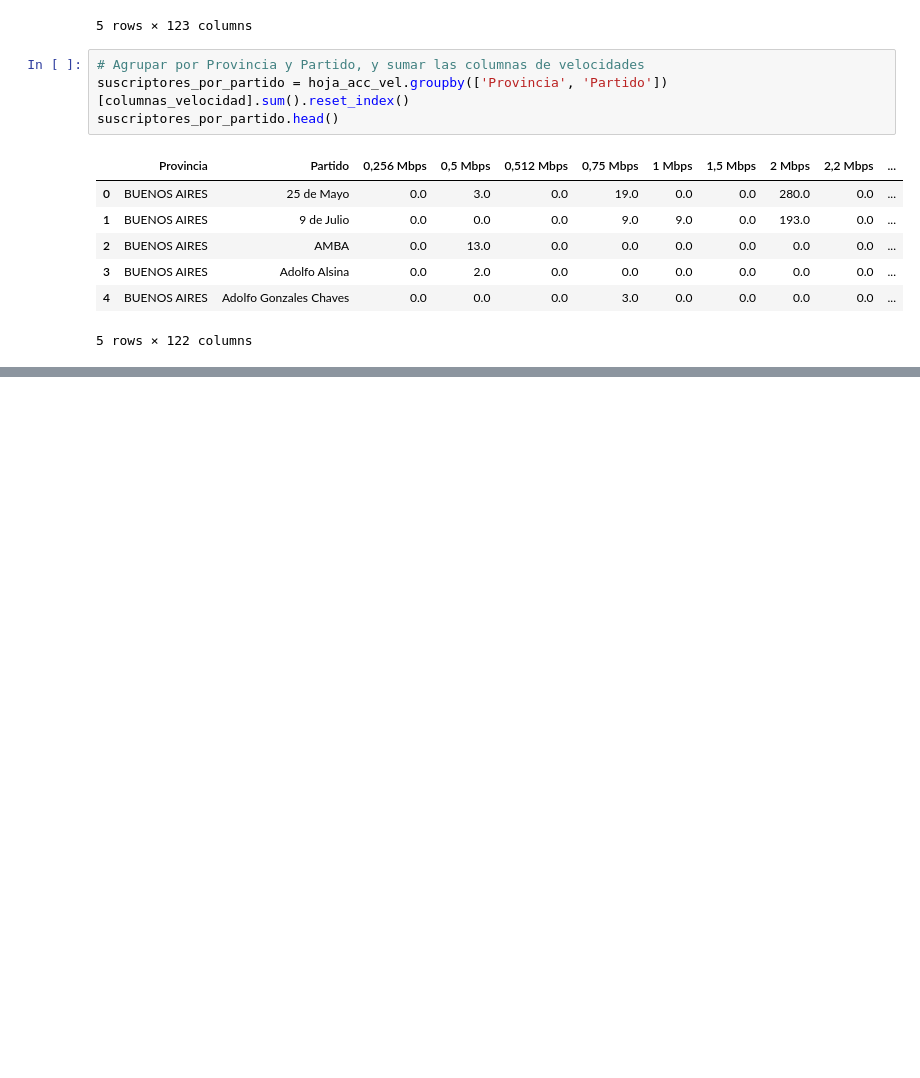
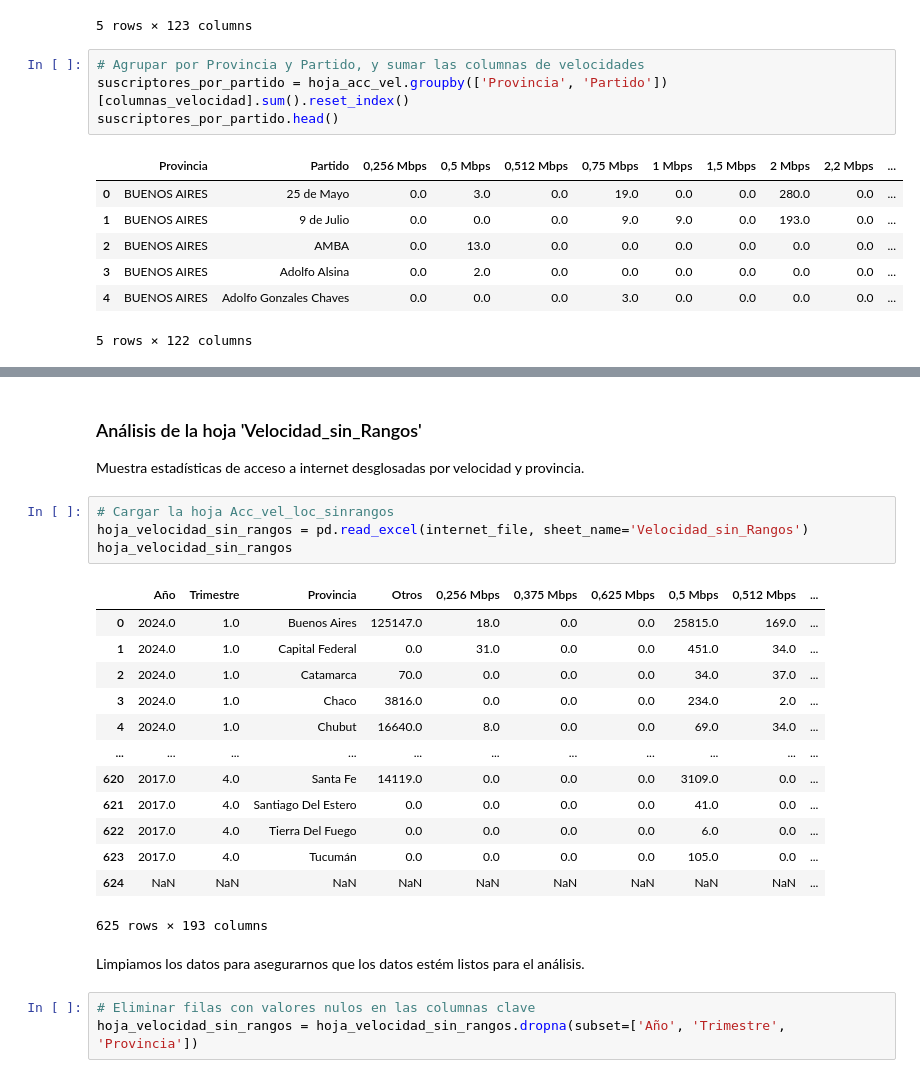
Before and after one commit to Melbutus/Data_Analyst_Telecomunicaciones, a Jupyter notebook: EDA.ipynb, the cells around one changed output, grey strips where cells are left out. Saved outputs shown, nothing was run; the diff lists cells and outputs as text; blank space fills up the shorter version.

```diff
--- a/EDA.ipynb
+++ b/EDA.ipynb
@@ -169,0 +287,26 @@ suscriptores_por_partido.head()
+# %% [markdown]
+### Análisis de la hoja 'Velocidad_sin_Rangos'
+Muestra estadísticas de acceso a internet desglosadas por velocidad y provincia.
+# %%
+# Cargar la hoja Acc_vel_loc_sinrangos
+hoja_velocidad_sin_rangos = pd.read_excel(internet_file, sheet_name='Velocidad_sin_Rangos')
+hoja_velocidad_sin_rangos
+# %% [output]
+|  | Año | Trimestre | Provincia | Otros | 0,256 Mbps | 0,375 Mbps | 0,625 Mbps | 0,5 Mbps | 0,512 Mbps | ... |
+| 0 | 2024.0 | 1.0 | Buenos Aires | 125147.0 | 18.0 | 0.0 | 0.0 | 25815.0 | 169.0 | ... |
+| 1 | 2024.0 | 1.0 | Capital Federal | 0.0 | 31.0 | 0.0 | 0.0 | 451.0 | 34.0 | ... |
+| 2 | 2024.0 | 1.0 | Catamarca | 70.0 | 0.0 | 0.0 | 0.0 | 34.0 | 37.0 | ... |
+| 3 | 2024.0 | 1.0 | Chaco | 3816.0 | 0.0 | 0.0 | 0.0 | 234.0 | 2.0 | ... |
+| 4 | 2024.0 | 1.0 | Chubut | 16640.0 | 8.0 | 0.0 | 0.0 | 69.0 | 34.0 | ... |
+| ... | ... | ... | ... | ... | ... | ... | ... | ... | ... | ... |
+| 620 | 2017.0 | 4.0 | Santa Fe | 14119.0 | 0.0 | 0.0 | 0.0 | 3109.0 | 0.0 | ... |
+| 621 | 2017.0 | 4.0 | Santiago Del Estero | 0.0 | 0.0 | 0.0 | 0.0 | 41.0 | 0.0 | ... |
+| 622 | 2017.0 | 4.0 | Tierra Del Fuego | 0.0 | 0.0 | 0.0 | 0.0 | 6.0 | 0.0 | ... |
+| 623 | 2017.0 | 4.0 | Tucumán | 0.0 | 0.0 | 0.0 | 0.0 | 105.0 | 0.0 | ... |
+| 624 | NaN | NaN | NaN | NaN | NaN | NaN | NaN | NaN | NaN | ... |
+625 rows × 193 columns
+# %% [markdown]
+Limpiamos los datos para asegurarnos que los datos estém listos para el análisis.
+# %%
+# Eliminar filas con valores nulos en las columnas clave
+hoja_velocidad_sin_rangos = hoja_velocidad_sin_rangos.dropna(subset=['Año', 'Trimestre', 'Provincia'])
```
Also changed, not shown: parts of 19 cells of this notebook.
